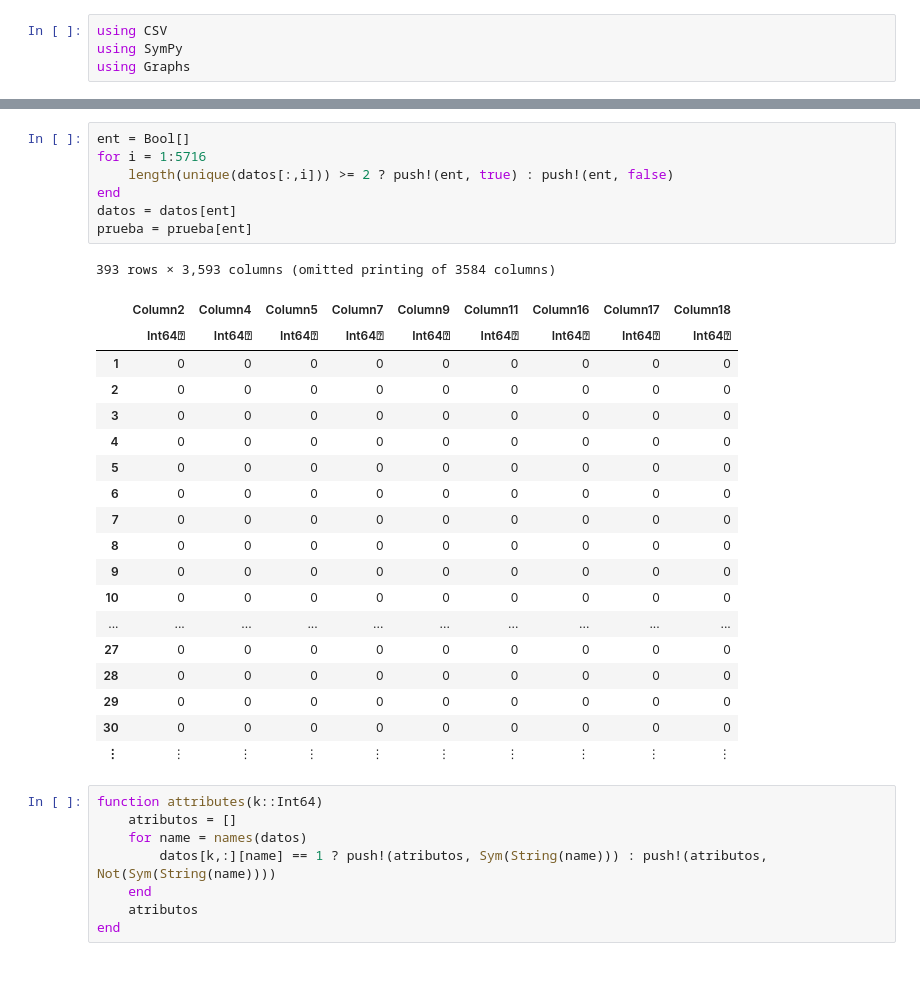
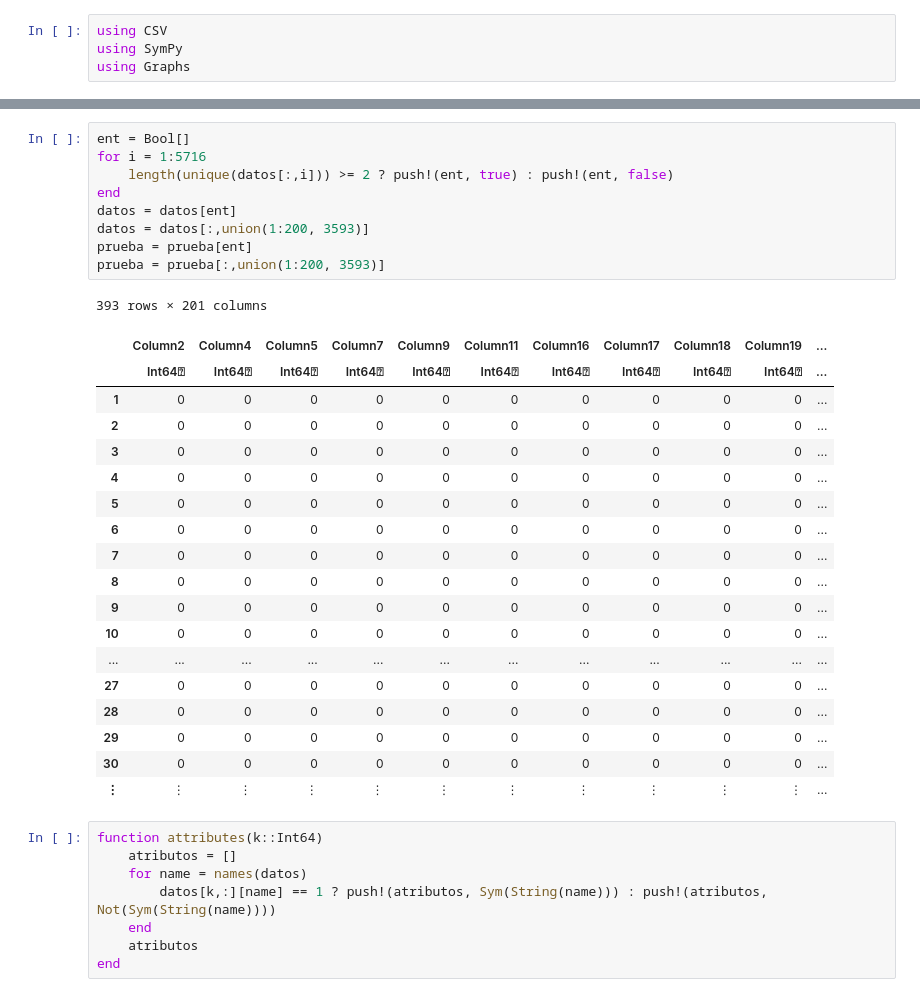
Before and after one commit to summerumbayense/grafosRechazo, a Jupyter notebook: grafos.ipynb, the cells around one changed output, grey strips where cells are left out. Drawn from its saved outputs; the diff is of its cells as text.

```diff
--- a/grafos.ipynb
+++ b/grafos.ipynb
@@ -28,30 +26,32 @@ prueba = CSV.read("prueba.data", header = false)
 # %%
 ent = Bool[]
 for i = 1:5716
     length(unique(datos[:,i])) >= 2 ? push!(ent, true) : push!(ent, false)
 end
 datos = datos[ent]
+datos = datos[:,union(1:200, 3593)]
 prueba = prueba[ent]
+prueba = prueba[:,union(1:200, 3593)]
 # %% [output]
-393 rows × 3,593 columns (omitted printing of 3584 columns)
+393 rows × 201 columns
-|  | Column2 | Column4 | Column5 | Column7 | Column9 | Column11 | Column16 | Column17 | Column18 |
-|  | Int64⍰ | Int64⍰ | Int64⍰ | Int64⍰ | Int64⍰ | Int64⍰ | Int64⍰ | Int64⍰ | Int64⍰ |
-| 1 | 0 | 0 | 0 | 0 | 0 | 0 | 0 | 0 | 0 |
-| 2 | 0 | 0 | 0 | 0 | 0 | 0 | 0 | 0 | 0 |
-| 3 | 0 | 0 | 0 | 0 | 0 | 0 | 0 | 0 | 0 |
-| 4 | 0 | 0 | 0 | 0 | 0 | 0 | 0 | 0 | 0 |
-| 5 | 0 | 0 | 0 | 0 | 0 | 0 | 0 | 0 | 0 |
-| 6 | 0 | 0 | 0 | 0 | 0 | 0 | 0 | 0 | 0 |
-| 7 | 0 | 0 | 0 | 0 | 0 | 0 | 0 | 0 | 0 |
-| 8 | 0 | 0 | 0 | 0 | 0 | 0 | 0 | 0 | 0 |
-| 9 | 0 | 0 | 0 | 0 | 0 | 0 | 0 | 0 | 0 |
-| 10 | 0 | 0 | 0 | 0 | 0 | 0 | 0 | 0 | 0 |
-| ... | ... | ... | ... | ... | ... | ... | ... | ... | ... |
-| 27 | 0 | 0 | 0 | 0 | 0 | 0 | 0 | 0 | 0 |
-| 28 | 0 | 0 | 0 | 0 | 0 | 0 | 0 | 0 | 0 |
-| 29 | 0 | 0 | 0 | 0 | 0 | 0 | 0 | 0 | 0 |
-| 30 | 0 | 0 | 0 | 0 | 0 | 0 | 0 | 0 | 0 |
-| ⋮ | ⋮ | ⋮ | ⋮ | ⋮ | ⋮ | ⋮ | ⋮ | ⋮ | ⋮ |
+|  | Column2 | Column4 | Column5 | Column7 | Column9 | Column11 | Column16 | Column17 | Column18 | Column19 | ... |
+|  | Int64⍰ | Int64⍰ | Int64⍰ | Int64⍰ | Int64⍰ | Int64⍰ | Int64⍰ | Int64⍰ | Int64⍰ | Int64⍰ | ... |
+| 1 | 0 | 0 | 0 | 0 | 0 | 0 | 0 | 0 | 0 | 0 | ... |
+| 2 | 0 | 0 | 0 | 0 | 0 | 0 | 0 | 0 | 0 | 0 | ... |
+| 3 | 0 | 0 | 0 | 0 | 0 | 0 | 0 | 0 | 0 | 0 | ... |
+| 4 | 0 | 0 | 0 | 0 | 0 | 0 | 0 | 0 | 0 | 0 | ... |
+| 5 | 0 | 0 | 0 | 0 | 0 | 0 | 0 | 0 | 0 | 0 | ... |
+| 6 | 0 | 0 | 0 | 0 | 0 | 0 | 0 | 0 | 0 | 0 | ... |
+| 7 | 0 | 0 | 0 | 0 | 0 | 0 | 0 | 0 | 0 | 0 | ... |
+| 8 | 0 | 0 | 0 | 0 | 0 | 0 | 0 | 0 | 0 | 0 | ... |
+| 9 | 0 | 0 | 0 | 0 | 0 | 0 | 0 | 0 | 0 | 0 | ... |
+| 10 | 0 | 0 | 0 | 0 | 0 | 0 | 0 | 0 | 0 | 0 | ... |
+| ... | ... | ... | ... | ... | ... | ... | ... | ... | ... | ... | ... |
+| 27 | 0 | 0 | 0 | 0 | 0 | 0 | 0 | 0 | 0 | 0 | ... |
+| 28 | 0 | 0 | 0 | 0 | 0 | 0 | 0 | 0 | 0 | 0 | ... |
+| 29 | 0 | 0 | 0 | 0 | 0 | 0 | 0 | 0 | 0 | 0 | ... |
+| 30 | 0 | 0 | 0 | 0 | 0 | 0 | 0 | 0 | 0 | 0 | ... |
+| ⋮ | ⋮ | ⋮ | ⋮ | ⋮ | ⋮ | ⋮ | ⋮ | ⋮ | ⋮ | ⋮ | ... |
 # %%
 function attributes(k::Int64)
     atributos = []
```
Also changed, not shown: parts of 7 cells of this notebook.
